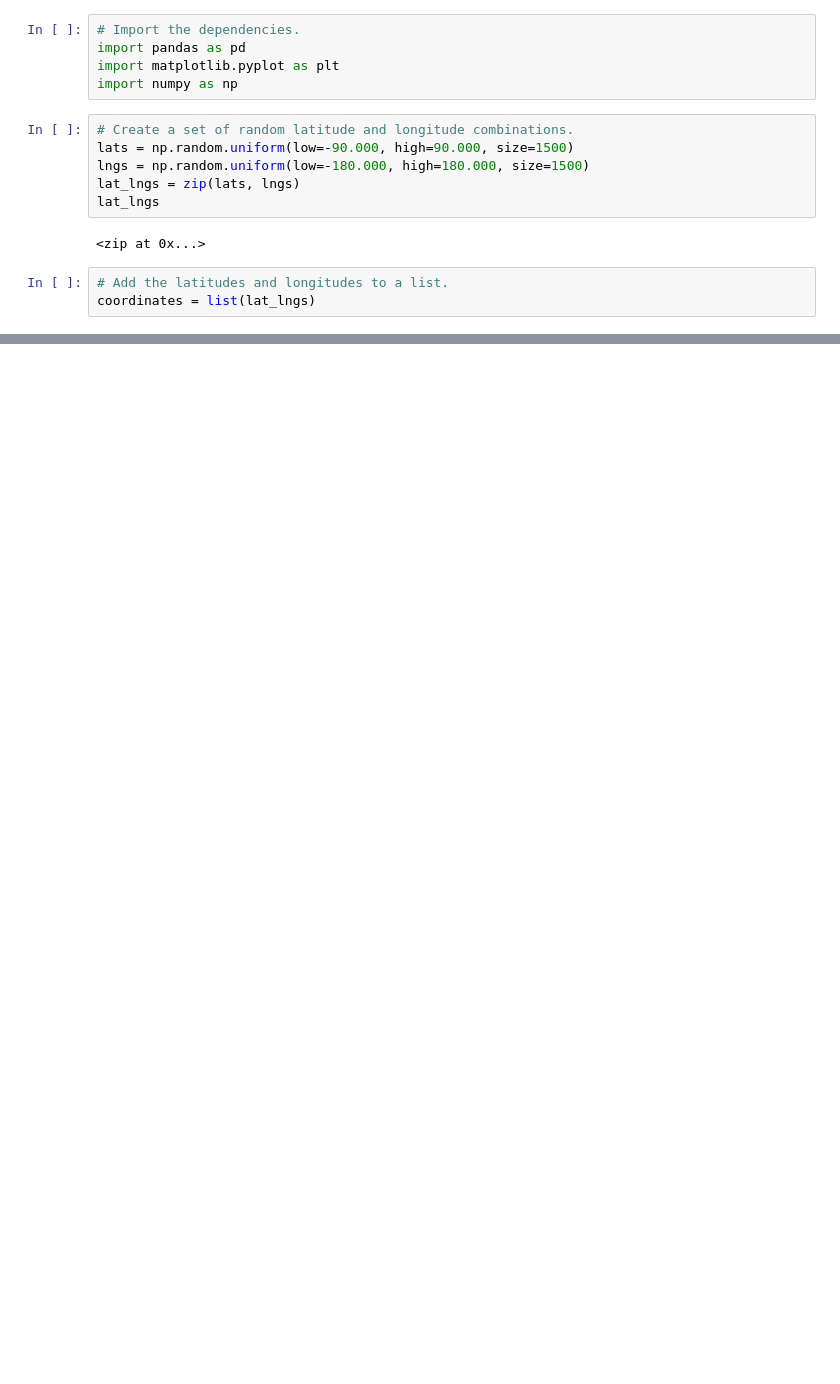
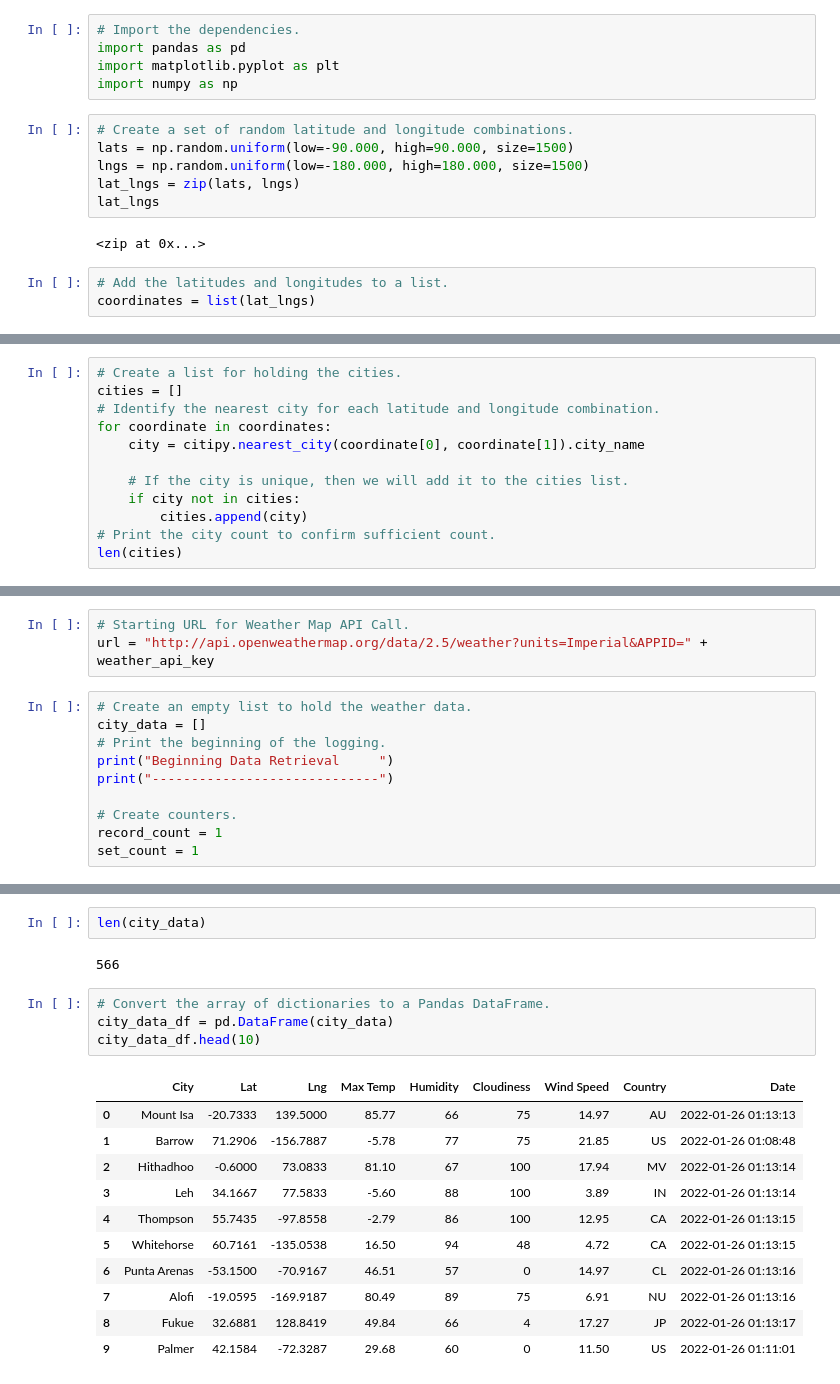
Before and after one commit to kimconrad/world-weather-analysis, a Jupyter notebook: weatherpy.ipynb, the cells around one changed output, grey strips where cells are left out. Drawn from its saved outputs; the diff is of its cells as text; blank space fills up the shorter version.

Commit message:
Updating weatherpy

```diff
--- a/weatherpy.ipynb
+++ b/weatherpy.ipynb
@@ -36,0 +39,12 @@ coordinates
+# %%
+# Create a list for holding the cities.
+cities = []
+# Identify the nearest city for each latitude and longitude combination.
+for coordinate in coordinates:
+    city = citipy.nearest_city(coordinate[0], coordinate[1]).city_name
+
+    # If the city is unique, then we will add it to the cities list.
+    if city not in cities:
+        cities.append(city)
+# Print the city count to confirm sufficient count.
+len(cities)
@@ -36,0 +63,13 @@ coordinates
+# %%
+# Starting URL for Weather Map API Call.
+url = "http://api.openweathermap.org/data/2.5/weather?units=Imperial&APPID=" + weather_api_key
+# %%
+# Create an empty list to hold the weather data.
+city_data = []
+# Print the beginning of the logging.
+print("Beginning Data Retrieval     ")
+print("-----------------------------")
+
+# Create counters.
+record_count = 1
+set_count = 1
@@ -36,0 +149,20 @@ coordinates
+# %%
+len(city_data)
+# %% [output]
+566
+# %%
+# Convert the array of dictionaries to a Pandas DataFrame.
+city_data_df = pd.DataFrame(city_data)
+city_data_df.head(10)
+# %% [output]
+|  | City | Lat | Lng | Max Temp | Humidity | Cloudiness | Wind Speed | Country | Date |
+| 0 | Mount Isa | -20.7333 | 139.5000 | 85.77 | 66 | 75 | 14.97 | AU | 2022-01-26 01:13:13 |
+| 1 | Barrow | 71.2906 | -156.7887 | -5.78 | 77 | 75 | 21.85 | US | 2022-01-26 01:08:48 |
+| 2 | Hithadhoo | -0.6000 | 73.0833 | 81.10 | 67 | 100 | 17.94 | MV | 2022-01-26 01:13:14 |
+| 3 | Leh | 34.1667 | 77.5833 | -5.60 | 88 | 100 | 3.89 | IN | 2022-01-26 01:13:14 |
+| 4 | Thompson | 55.7435 | -97.8558 | -2.79 | 86 | 100 | 12.95 | CA | 2022-01-26 01:13:15 |
+| 5 | Whitehorse | 60.7161 | -135.0538 | 16.50 | 94 | 48 | 4.72 | CA | 2022-01-26 01:13:15 |
+| 6 | Punta Arenas | -53.1500 | -70.9167 | 46.51 | 57 | 0 | 14.97 | CL | 2022-01-26 01:13:16 |
+| 7 | Alofi | -19.0595 | -169.9187 | 80.49 | 89 | 75 | 6.91 | NU | 2022-01-26 01:13:16 |
+| 8 | Fukue | 32.6881 | 128.8419 | 49.84 | 66 | 4 | 17.27 | JP | 2022-01-26 01:13:17 |
+| 9 | Palmer | 42.1584 | -72.3287 | 29.68 | 60 | 0 | 11.50 | US | 2022-01-26 01:11:01 |
```
Also changed, not shown: parts of 8 cells of this notebook, 3 other files.
